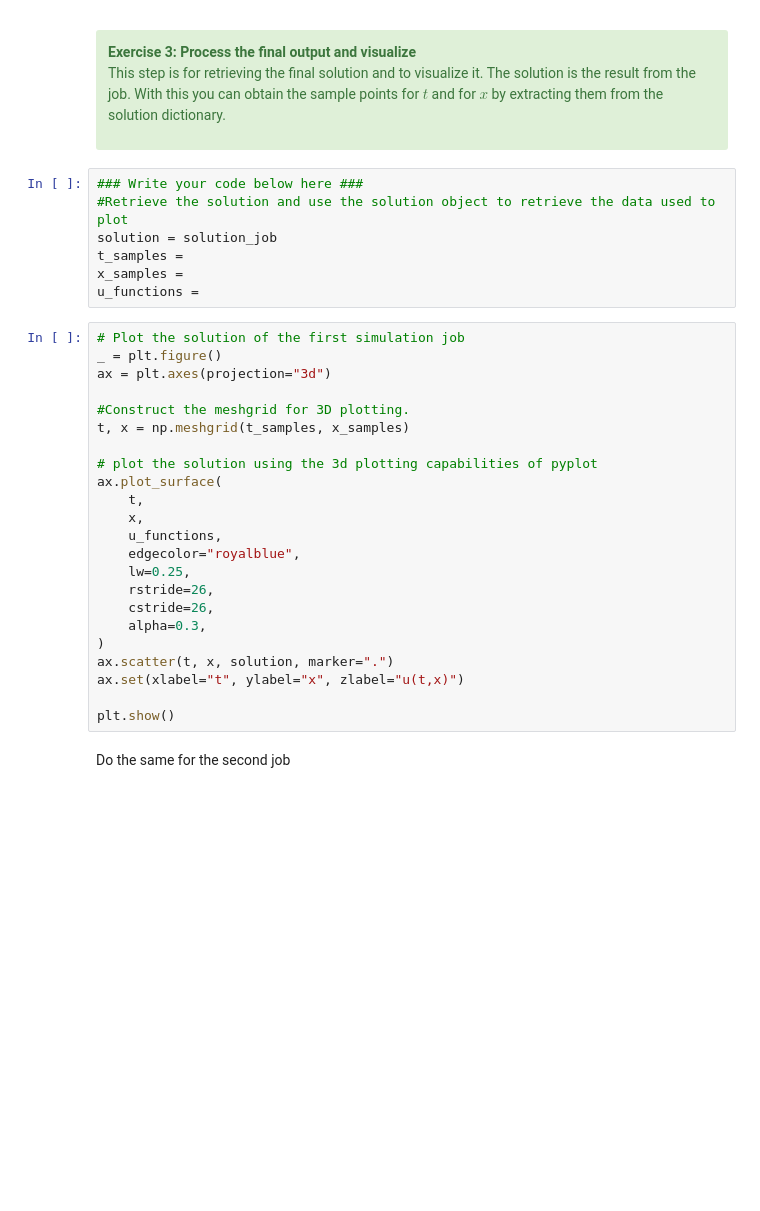
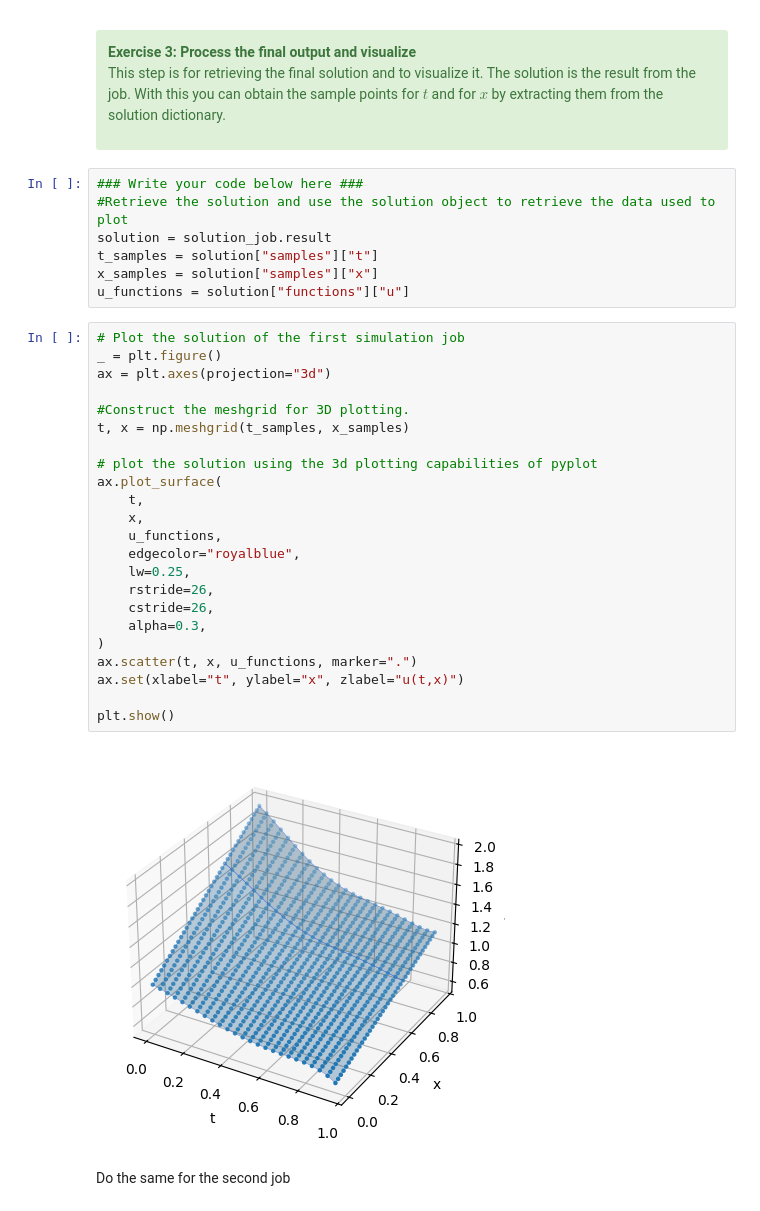
Before and after one commit to picalexs/QGSS-2025, a Jupyter notebook: functions-labs/colibri-td/colibritd_quick-pde.ipynb, the cells around one changed output. Saved outputs shown, nothing was run; the diff lists cells and outputs as text; blank space fills up the shorter version.

Commit message:
colibritd functional lab

```diff
--- a/functions-labs/colibri-td/colibritd_quick-pde.ipynb
+++ b/functions-labs/colibri-td/colibritd_quick-pde.ipynb
@@ -656,33 +697,35 @@ This step is for retrieving the final solution and to visualize it. The solution
 # %%
 ### Write your code below here ###
 #Retrieve the solution and use the solution object to retrieve the data used to plot
-solution = solution_job
-t_samples =
-x_samples =
-u_functions =
+solution = solution_job.result
+t_samples = solution["samples"]["t"]
+x_samples = solution["samples"]["x"]
+u_functions = solution["functions"]["u"]
 # %%
 # Plot the solution of the first simulation job
 _ = plt.figure()
 ax = plt.axes(projection="3d")
 
 #Construct the meshgrid for 3D plotting.
 t, x = np.meshgrid(t_samples, x_samples)
 
 # plot the solution using the 3d plotting capabilities of pyplot
 ax.plot_surface(
     t,
     x,
     u_functions,
     edgecolor="royalblue",
     lw=0.25,
     rstride=26,
     cstride=26,
     alpha=0.3,
 )
-ax.scatter(t, x, solution, marker=".")
+ax.scatter(t, x, u_functions, marker=".")
 ax.set(xlabel="t", ylabel="x", zlabel="u(t,x)")
 
 plt.show()
+# %% [output]
+[figure, added]
 # %% [markdown]
 Do the same for the second job
 # %%
```
Also changed, not shown: parts of 13 cells of this notebook.
